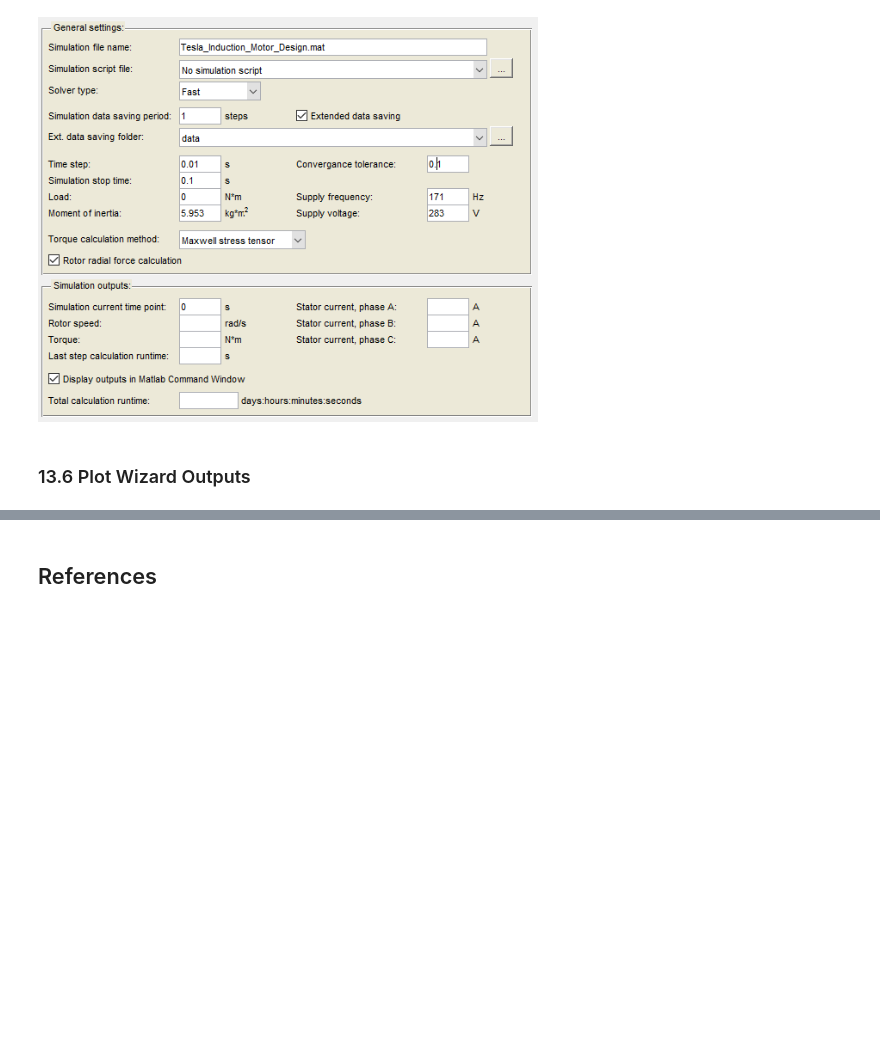
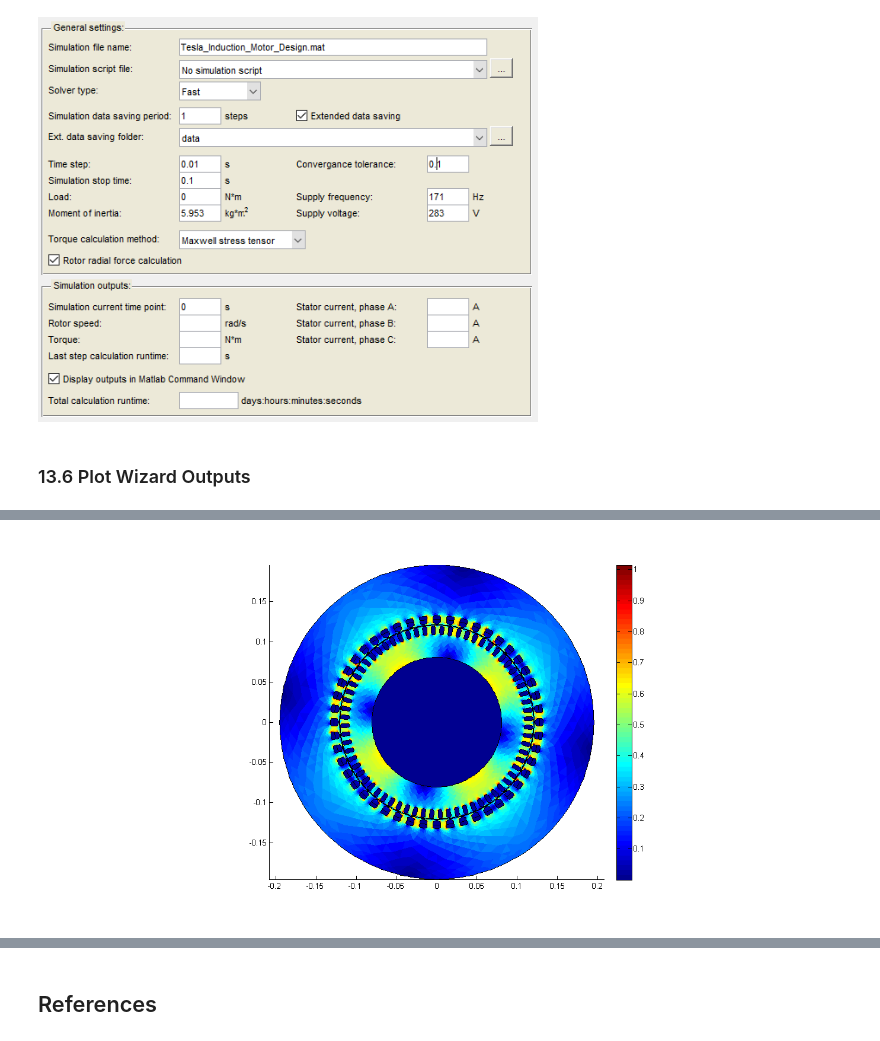
Before and after one commit to odtu/EE564, a Jupyter notebook: TESLA/Nadir/Tesla_Induction_Motor_Design.ipynb, the cells around one changed output, grey strips where cells are left out. Saved outputs shown, nothing was run; the diff lists cells and outputs as text; code cells hidden in the pictures; blank space fills up the shorter version.

```diff
--- a/TESLA/Nadir/Tesla_Induction_Motor_Design.ipynb
+++ b/TESLA/Nadir/Tesla_Induction_Motor_Design.ipynb
@@ -1002,0 +1007,4 @@ Image(filename='General Settings.png', width=500)
+# %%
+Image(filename='Magnetic Flux Density Distribution.png')
+# %% [output]
+[figure, added]
```
Also changed, not shown: parts of 12 cells of this notebook.
